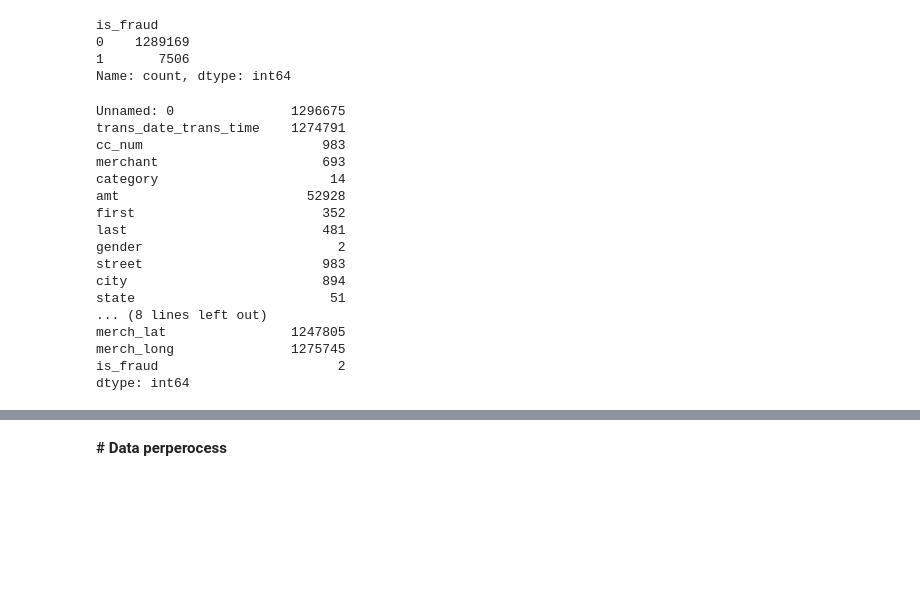
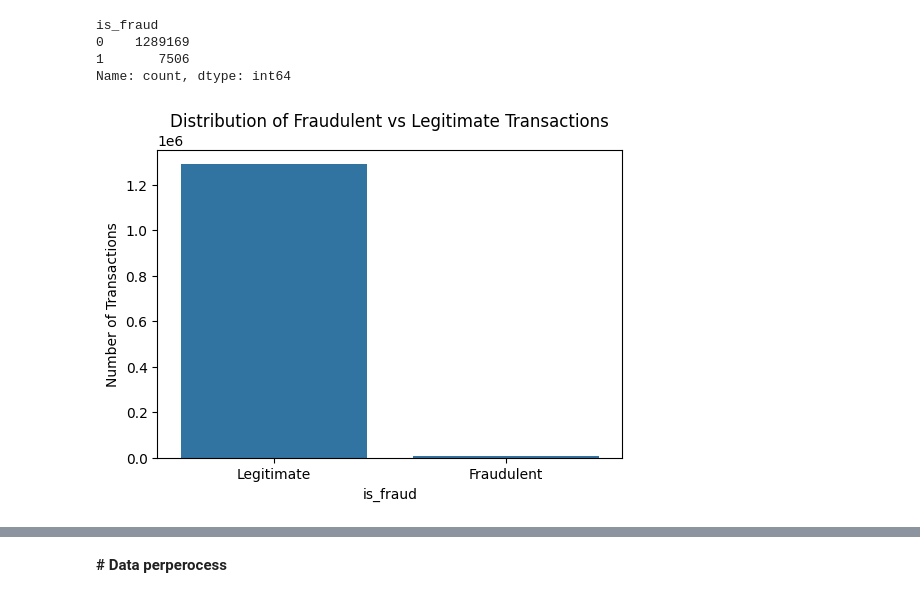
Before and after one commit to Abena-3565/CODSOFT, a Jupyter notebook: Task-1-Credit-Card-Fraud-Detection/credit_card_fraud_detection.ipynb, the cells around one changed output, grey strips where cells are left out. Cells and saved outputs as stored; diff of their text form; code cells hidden in the pictures; blank space fills up the shorter version.

```diff
--- a/Task-1-Credit-Card-Fraud-Detection/credit_card_fraud_detection.ipynb
+++ b/Task-1-Credit-Card-Fraud-Detection/credit_card_fraud_detection.ipynb
@@ -88,23 +93,14 @@ is_fraud
 0    1289169
 1       7506
 Name: count, dtype: int64
-# %%
-train_data.nunique()
-# %% [output]
-Unnamed: 0               1296675
-trans_date_trans_time    1274791
-cc_num                       983
-merchant                     693
-category                      14
-amt                        52928
-first                        352
-last                         481
-gender                         2
-street                       983
-city                         894
-state                         51
-... (8 lines left out)
-merch_lat                1247805
-merch_long               1275745
-is_fraud                       2
-dtype: int64
+# %%
+# Target Variable Distribution
+fraud_counts = train_data['is_fraud'].value_counts()
+plt.figure(figsize=(6,4))
+sns.barplot(x=fraud_counts.index, y=fraud_counts.values)
+plt.title('Distribution of Fraudulent vs Legitimate Transactions')
+plt.xticks([0, 1], ['Legitimate', 'Fraudulent'])
+plt.ylabel('Number of Transactions')
+plt.show()
+# %% [output]
+[figure, added]
```
Also changed, not shown: parts of 20 cells of this notebook.
